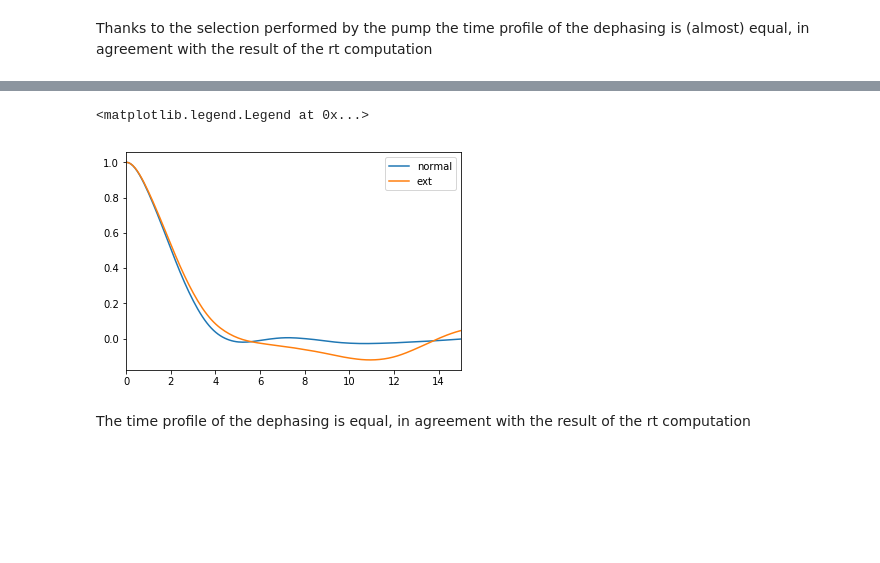
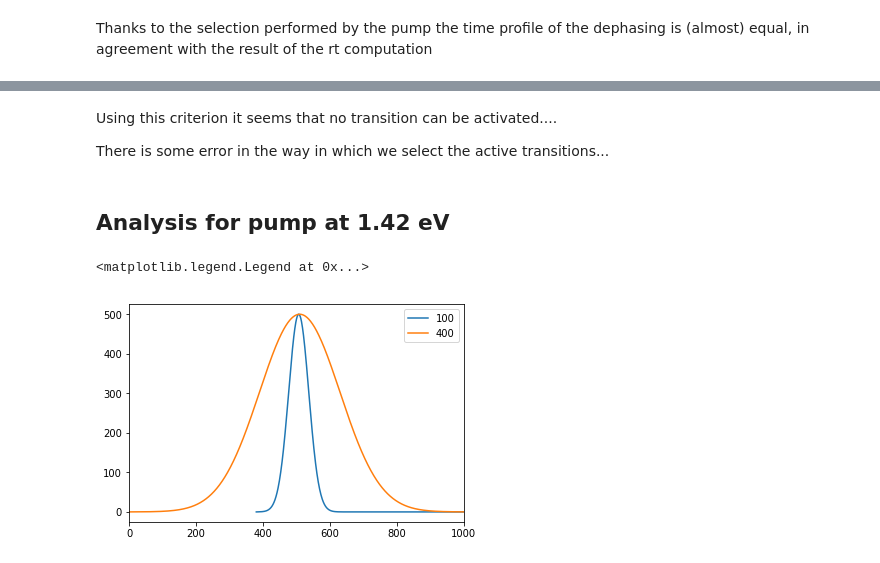
Before and after one commit to marcodalessandro76/Generation-and-decay-of-the-degree-of-spin-polarization-in-GaAs, a Jupyter notebook: ANALYSIS_Pulse_width.ipynb, the cells around one changed output, grey strips where cells are left out. Saved outputs shown, nothing was run; the diff lists cells and outputs as text; code cells hidden in the pictures; blank space fills up the shorter version.

```diff
--- a/ANALYSIS_Pulse_width.ipynb
+++ b/ANALYSIS_Pulse_width.ipynb
@@ -397,10 +480,30 @@ res_ext= np.array(res_ext)
+# %% [markdown]
+Using this criterion it seems that no transition can be activated....
+
+There is some error in the way in which we select the active transitions...
+# %% [markdown]
+## Analysis for pump at 1.42 eV
+# %%
+path100 = 'RT_k100_kspan0.03/FixSymm/dephase_0.002-freq_1.42-int_1000.0-simTime_10000-width_100/'
+path400 = 'RT_k100_kspan0.03/FixSymm/dephase_0.002-freq_1.42-int_1000.0-simTime_10000-width_400/'
+
+data100 = P.YamboParser.from_path(path100)
+data400 = P.YamboParser.from_path(path400)
+# %%
+field100 = data100['external_field']
+carriers100 = data100['carriers']
+spin100 = data100['spin_magnetization']
+
+field400 = data400['external_field']
+carriers400 = data400['carriers']
+spin400 = data400['spin_magnetization']
+# %%
+time_shift = 380
 # %%
-plt.plot(tvals,res,label='normal')
-plt.plot(tvals,res_ext,label='ext')
-plt.xlim(0,15)
+plt.plot(field100['time']+time_shift,field100['Intensity'],label=100)
+plt.plot(field400['time'],field400['Intensity'],label=400)
+plt.xlim(0,1000)
 plt.legend()
 # %% [output]
 <matplotlib.legend.Legend at 0x...>
-[figure, old version]
+[figure, new version]
-# %% [markdown]
-The time profile of the dephasing is equal, in agreement with the result of the rt computation
```
Also changed, not shown: parts of 50 cells of this notebook, 2 other files.
